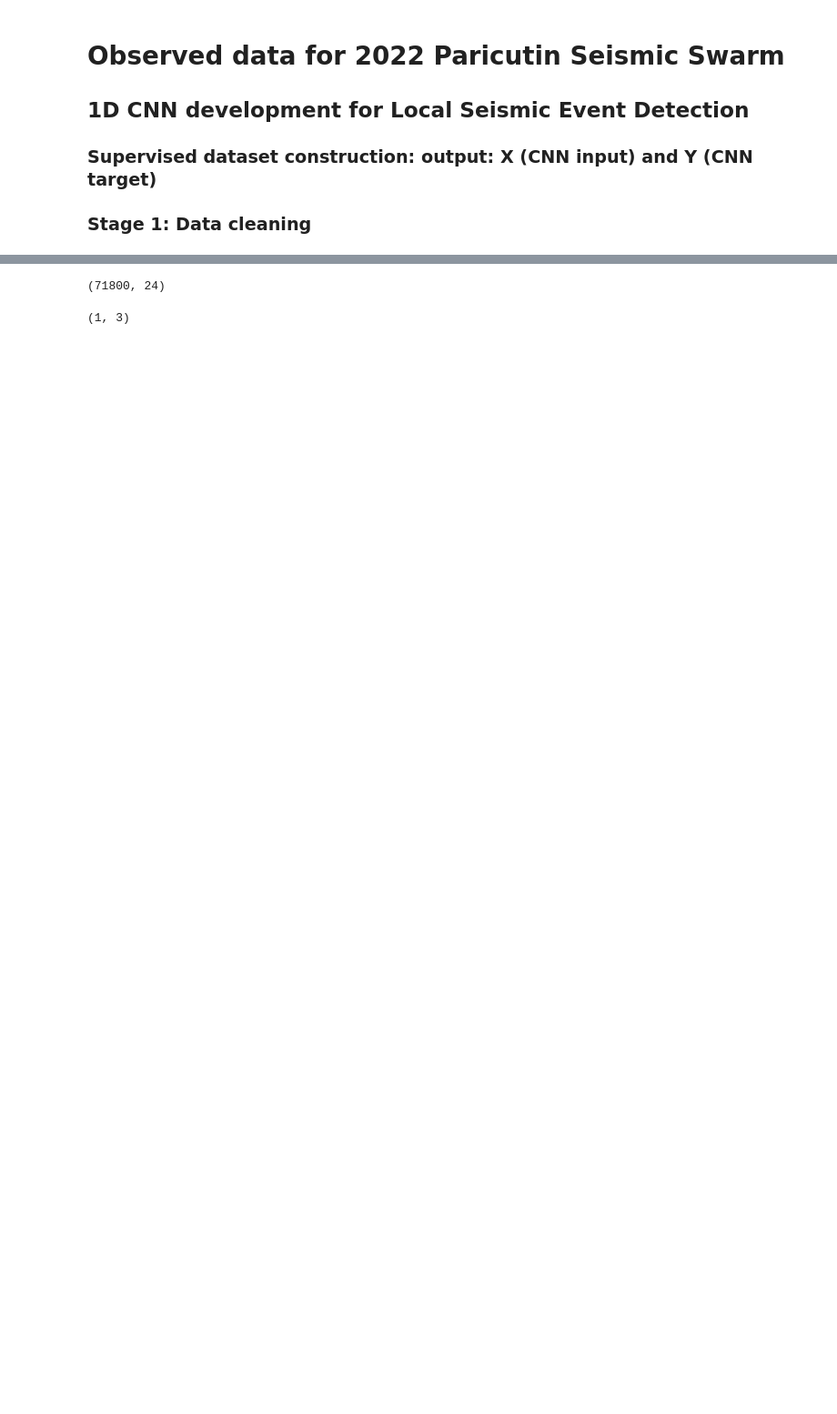
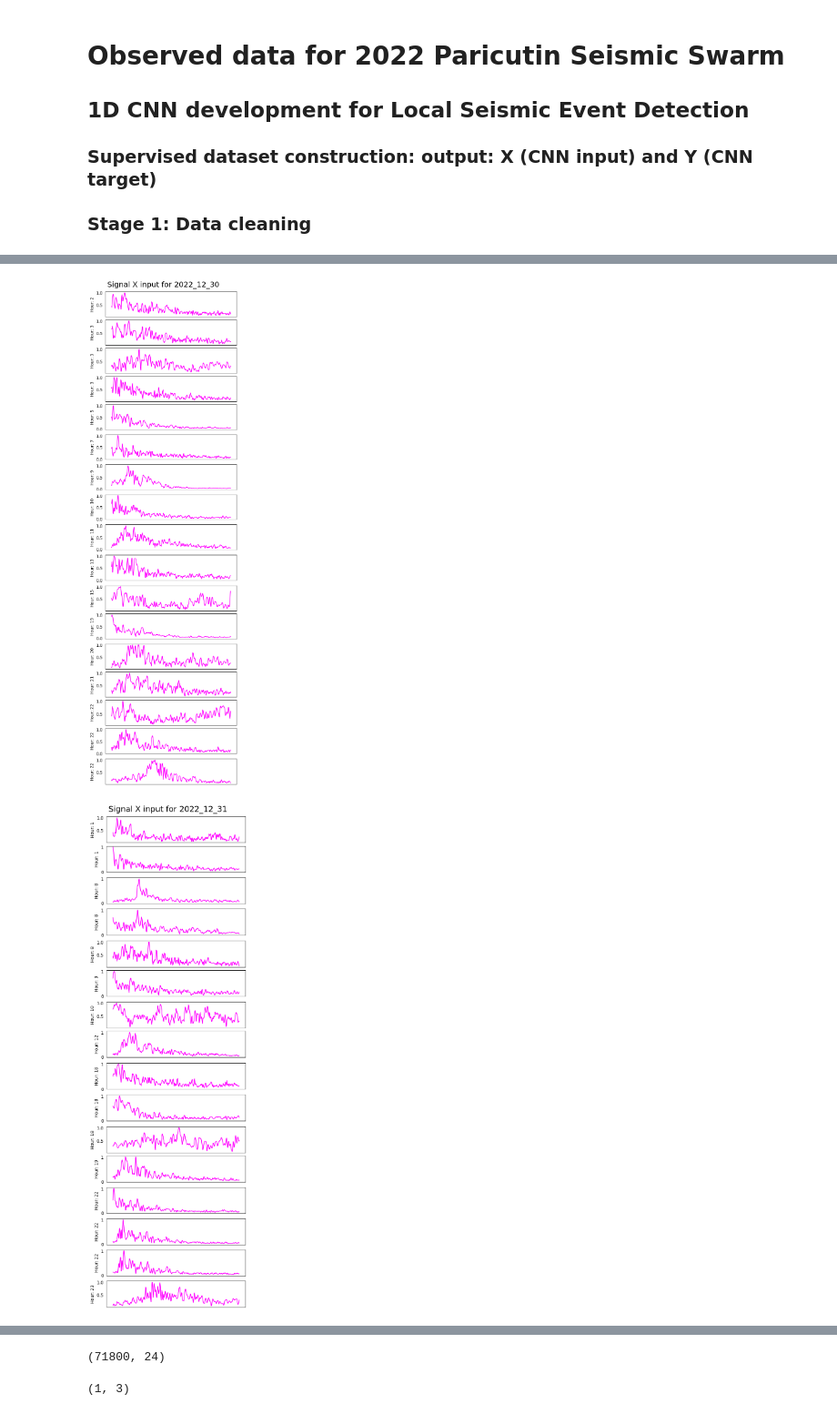
Before and after one commit to KevinVarZ7/SeismoAI, a Jupyter notebook: CNN1D_Paricutin_Matlab_Data_v1.3.ipynb, the cells around one changed output, grey strips where cells are left out. Shown at 91% size. Cells and saved outputs as stored; diff of their text form; code cells hidden in the pictures; blank space fills up the shorter version.

```diff
--- a/CNN1D_Paricutin_Matlab_Data_v1.3.ipynb
+++ b/CNN1D_Paricutin_Matlab_Data_v1.3.ipynb
@@ -40,7 +40,7 @@ os.path.basename("/StorageCitlalli/Paricutin/EnjambreParicutin/Script_sismo_id_h
 os.path.basename("/StorageCitlalli/Paricutin/EnjambreParicutin/CNN1D/CNN1D_env/")
 sys.path.append('/StorageCitlalli/Paricutin/EnjambreParicutin/Script_sismo_id_h2/res/')
 # %%
-def matfiles_retrieve(month,day):
+def matfiles_retrieve_24(year,month,day):
     # Retrieving .mat files from /res directory for a single day
     path = sys.path[-1]
 
@@ -49,9 +49,9 @@ def matfiles_retrieve(month,day):
     for i in range(0,24):
         #month_day = month +
         if i <= 9:
-            mat_fname.append(path + 'pick2022_'+ month + '_' + day +'_0' + str(i) + '.mat')
+            mat_fname.append(path + 'pick'+ year + '_'+ month + '_' + day +'_0' + str(i) + '.mat')
         else:
-            mat_fname.append(path + 'pick2022_'+ month + '_' + day + '_' + str(i) + '.mat')
+            mat_fname.append(path + 'pick'+year+'_'+ month + '_' + day + '_' + str(i) + '.mat')
 
     # .mat file list for a complete day (each .mat data file for 1 of 24 hours)
     mat_files = []
@@ -132,7 +176,7 @@ def count_local_events(index_array,TPTS_day):
         count_event += aux
     return count_event
 # %%
-def time_windowing(Ndec,Nsamp_win,Nover,overlap):
+def time_windowing(Ndec,Nsamp_win,Nover,overlap,index_array):
     # Time vector and window parameters
     time = np.arange(0,Ndec,1)
     t_end = time[-1]
@@ -182,8 +239,9 @@ def NRG_signal_decimated(signal_raw,N,k_samp,index_array):
     NRG_dec = np.zeros((Ndec,24))
 
     for i in (index_array):
+        #print(i)
         NRG[:,i] = signal_raw[data_day[i]+'_sig0'][:,3]
-        NRG[:,i] /= np.max(NRG[:,i])
+        #NRG[:,i] /= np.max(NRG[:,i])
         NRG_dec[:,i] = decimate(NRG[:,i],k_samp)
 
     return NRG_dec, Ndec
@@ -379,23 +548,28 @@ Remove_hours = loadmat('X_input_mat/Remove_hours_091011.mat')
 
 months , day_30, day_31 = month_day_str()
 days = []
+year = '2022'
 
 # testing stuff
-#monthsss = ['09']
-#daysssss = ['05']
-
+monthsss = ['12']
+#daysssss = ['01','02','03','04','05','06']
+#daysssss = ['07','08','09','10','11','12']
+#daysssss = ['14','15','16','17','18']
+#daysssss = ['23','24']#['29','30']
+daysssss = ['30','31']
+#daysssss = ['06','07','08','09','10','11','12']
 count_total = 0
 
-start_time = time.time()   # Timing process
-for month in months[8:11]:#:#monthsss
+#start_time = time.time()   # Timing process
+for month in monthsss:#months[8:11]:# #months[8:11]:#monthsss: #:#monthsss
     if  month == '01' or month == '03' or month == '05' or month == '07' \
     or month == '08' or month == '10' or month == '12':
         days = copy.copy(day_31)
     elif month == '04' or month == '06' or month == '09' or month == '11':
         days = copy.copy(day_30)
 
-    for day in days:#[15:]:##daysssss
-        data_day , TPTS_day, hours = matfiles_retrieve(month,day)
+    for day in daysssss:#days: #days:#daysssss:#days[14:]:#daysssss:#days[14:]:##
+        data_day , TPTS_day, hours = matfiles_retrieve_24(year,month,day)
 
         #Removing complete hours with no useful data
         data_month = data_day[0][0:10]
@@ -415,34 +589,35 @@ for month in months[8:11]:#:#monthsss
         """Calling SeisPick program in order to retrieve specific hours with false detections
         Testing calls from here to Matlab seismicpick program interface through function
         Retrieving Raw Signal"""
-
-        #signal_raw = retrieve_raw_signal(month,day,data_day,index_array)
+        #print(index_array)
+        print(f'\n---------Into Signal Retrieval... Loading Signals {data_month}...-----------\n')
+        signal_raw = retrieve_raw_signal(year,month,day,data_day,index_array)
 
         """ Structures for component retrieve: Signal energy + normalization + decimate """
-        #if index_array[0] <= 9:
-        #    N = len(signal_raw[data_month + '_0' + str(index_array[0]) + '_sig0'])
-        #else:
-        #    N = len(signal_raw[data_month + '_' + str(index_array[0]) + '_sig0'])
+        if index_array[0] <= 9:
+            N = len(signal_raw[data_month + '_0' + str(index_array[0]) + '_sig0'])
+        else:
+            N = len(signal_raw[data_month + '_' + str(index_array[0]) + '_sig0'])
 
-        #NRG_dec, Ndec = NRG_signal_decimated(signal_raw,N,k_samp,index_array)
+        NRG_dec, Ndec = NRG_signal_decimated(signal_raw,N,k_samp,index_array)
         #print(NRG_dec,Ndec)
 
         """ Time vector, efective number of signal hours and count of events """
-        #time , Nhours = time_windowing(Ndec,Nsamp_win,Nover,overlap)
-        #count_event = count_local_events(index_array,TPTS_day)
-        #print(f'Count Events for {data_month}: {count_event} \n')
+        time , Nhours = time_windowing(Ndec,Nsamp_win,Nover,overlap,index_array)
+        count_event = count_local_events(index_array,TPTS_day)
+        print(f'Count Events for {data_month}: {count_event} \n')
 
-        # Counting total events from september to november!
-        #count_total += count_event
-        #print(f'-------------Total events to {data_month}: {count_total}------------------')
+#         Counting total events from september to november!
+        count_total += count_event
+        print(f'-------------Total events to {data_month}: {count_total}------------------')
 
-#         """ X input windows visualization """
-#         opc = False #True
-#         if opc:
-#             Xinput_figure(Nsamp_win,count_event,data_month,TPTS_day,NRG_dec,time,fsamp_local,Nover,index_array)
+        """ X input windows visualization """
+        opc = True
+        if opc:
+            Xinput_figure_2(Nsamp_win,count_event,data_month,TPTS_day,NRG_dec,time,fsamp_local,Nover,index_array)
 
-#         """ X input and Y target saving into .mat structures """
-#         X_input_Y_target(Nsamp_win,Nhours,count_event,index_array,TPTS_day,data_day,NRG_dec,fsamp_local,Nover,data_month)
+        """ X input and Y target saving into .mat structures """
+        X_input_Y_target(Nsamp_win,Nhours,count_event,index_array,TPTS_day,data_day,NRG_dec,fsamp_local,Nover,data_month)
 
-print("---X input, y target Process execution time: %s seconds ---" % (time.time() - start_time))
+#print("---X input, y target Process execution time: %s seconds ---" % (time.time() - start_time))
 # %% [output]
@@ -449,0 +643,2 @@ print("---X input, y target Process execution time: %s seconds ---" % (time.time
+[figure, added]
+[figure, added]
```
Also changed, not shown: parts of 53 cells of this notebook, 2 other files.
